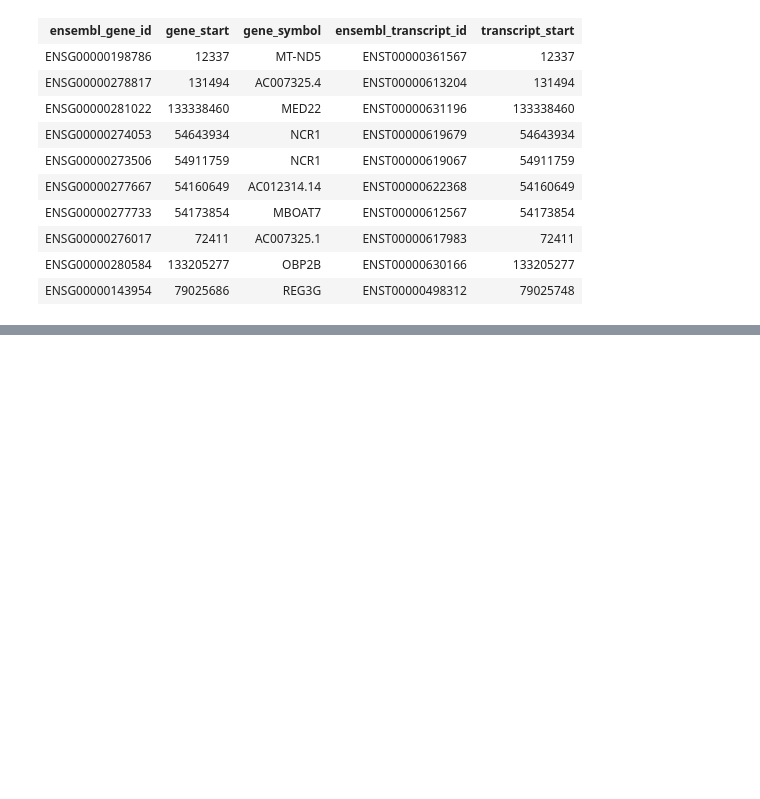
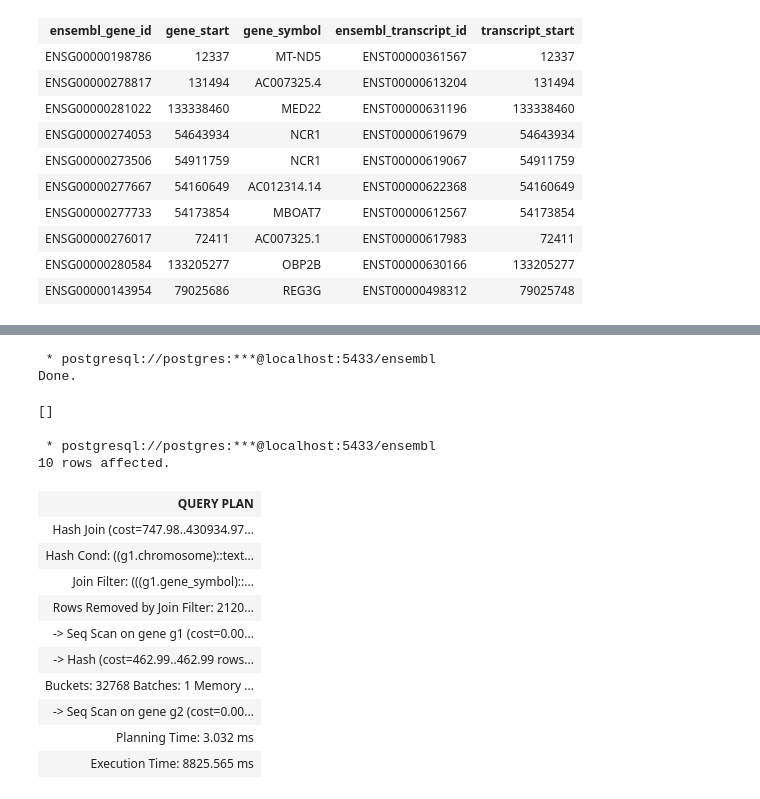
Before and after one commit to laderast/BMI535slides, a Jupyter notebook: Intro-to-SQL.ipynb, the cells around one changed output, grey strips where cells are left out. Saved outputs shown, nothing was run; the diff lists cells and outputs as text; code cells hidden in the pictures; blank space fills up the shorter version.

```diff
--- a/Intro-to-SQL.ipynb
+++ b/Intro-to-SQL.ipynb
@@ -290,0 +381,37 @@ However, if there is a column we query a lot, we can create **index** for it.
+# %%
+#Need to run this for demo purposes
+%%sql
+    DROP INDEX IF EXISTS ChrStartEnd;
+# %% [output]
+ * postgresql://postgres:***@localhost:5433/ensembl
+Done.
+[]
+# %%
+%%sql
+    EXPLAIN ANALYZE
+    SELECT g1.gene_symbol AS gene1,
+        g2.gene_symbol AS gene2,
+        g1.gene_start as g1_start,
+        g2.gene_start as g2_start,
+        g1.gene_end as g1_end,
+        g2.gene_end as g1_end
+    FROM gene AS g1
+    INNER JOIN gene AS g2
+        ON g1.gene_symbol != g2.gene_symbol
+    WHERE g1.gene_start <= g2.gene_end
+        AND g1.gene_end >= g2.gene_start
+        AND g1.chromosome = g2.chromosome;
+# %% [output]
+ * postgresql://postgres:***@localhost:5433/ensembl
+10 rows affected.
+| QUERY PLAN |
+| Hash Join (cost=747.98..430934.97... |
+| Hash Cond: ((g1.chromosome)::text... |
+| Join Filter: (((g1.gene_symbol)::... |
+| Rows Removed by Join Filter: 2120... |
+| -> Seq Scan on gene g1 (cost=0.00... |
+| -> Hash (cost=462.99..462.99 rows... |
+| Buckets: 32768 Batches: 1 Memory ... |
+| -> Seq Scan on gene g2 (cost=0.00... |
+| Planning Time: 3.032 ms |
+| Execution Time: 8825.565 ms |
```
Also changed, not shown: parts of 40 cells of this notebook, 1 other file.
